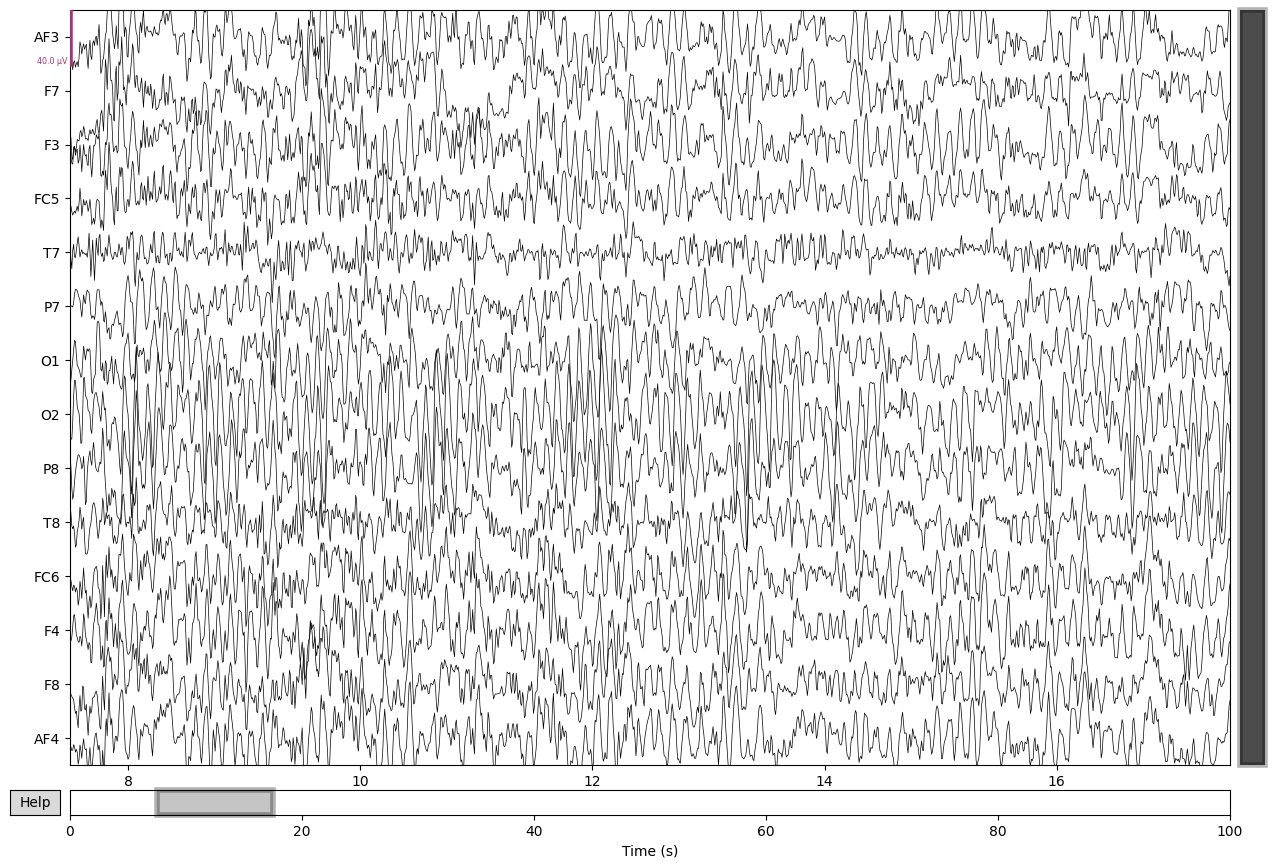
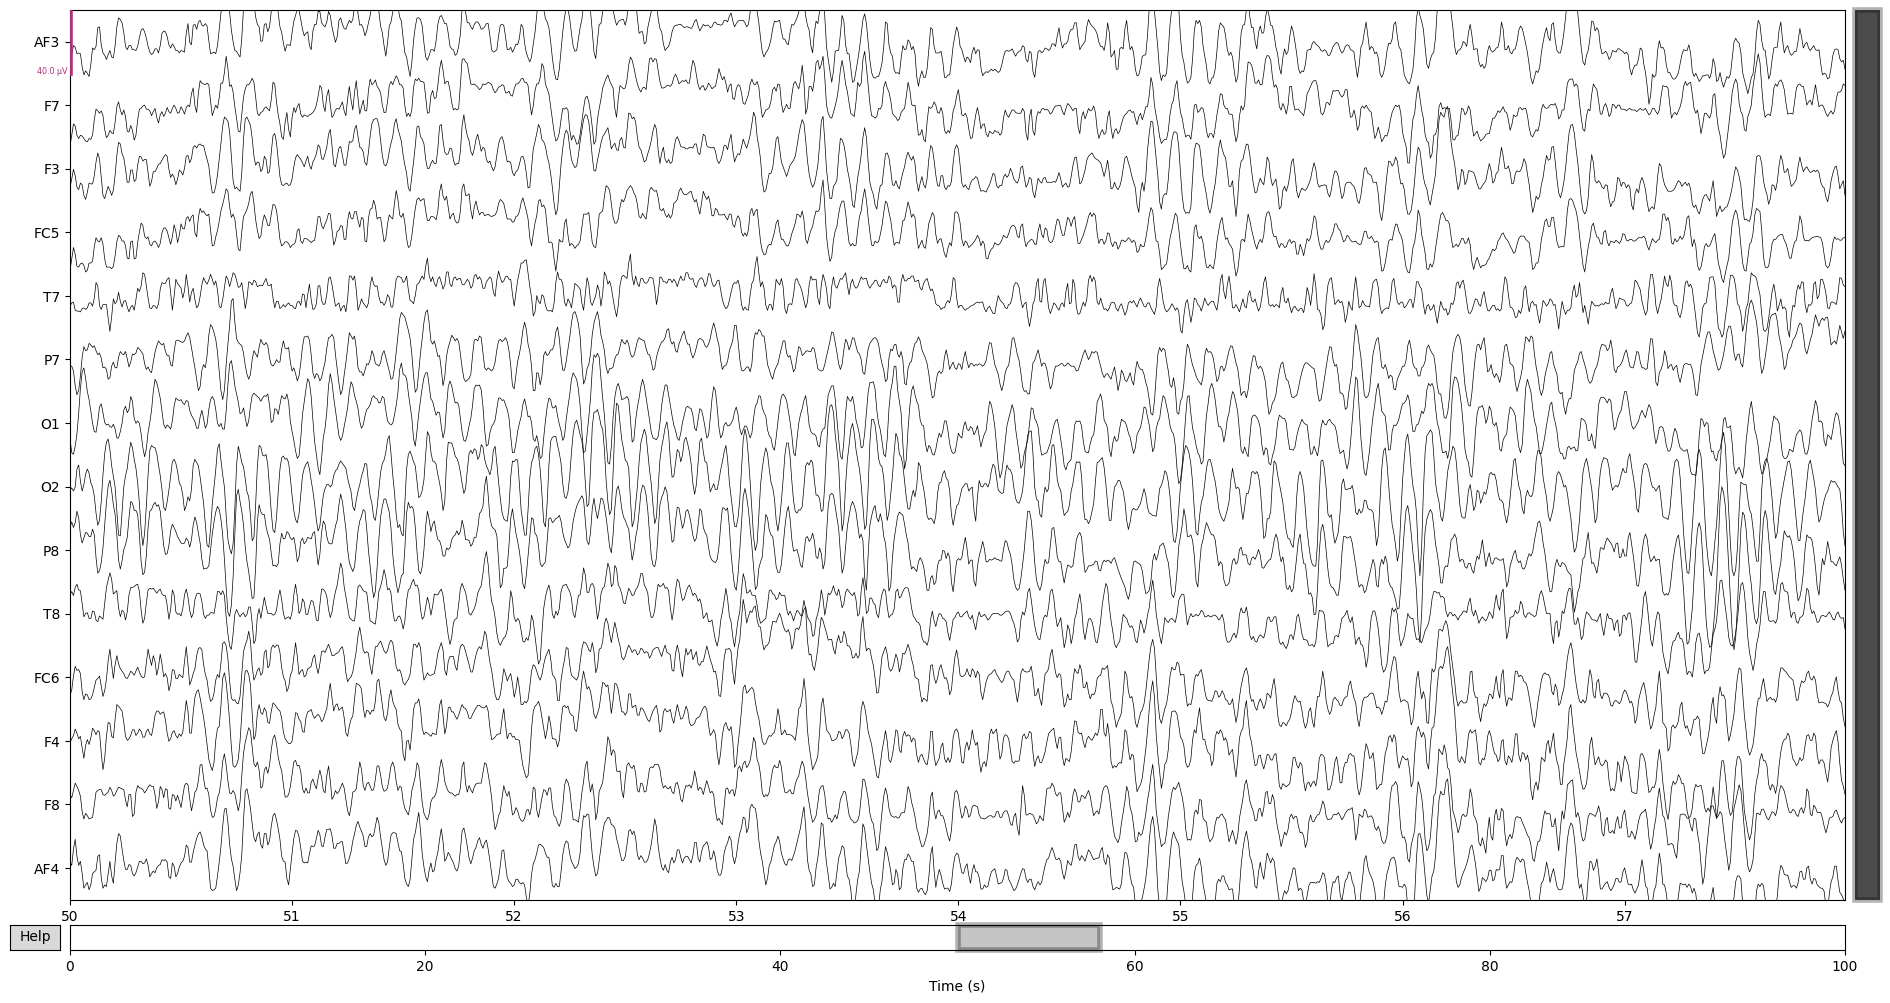
Unified diff of the notebook cell whose output changed from the first chart to the second:
--- before
+++ after
@@ -1 +1 @@
-raw_eeg.plot(block=True, duration=10)
+raw_eeg.plot(block=True, duration=8)

Commit: Try preprocessing a test data